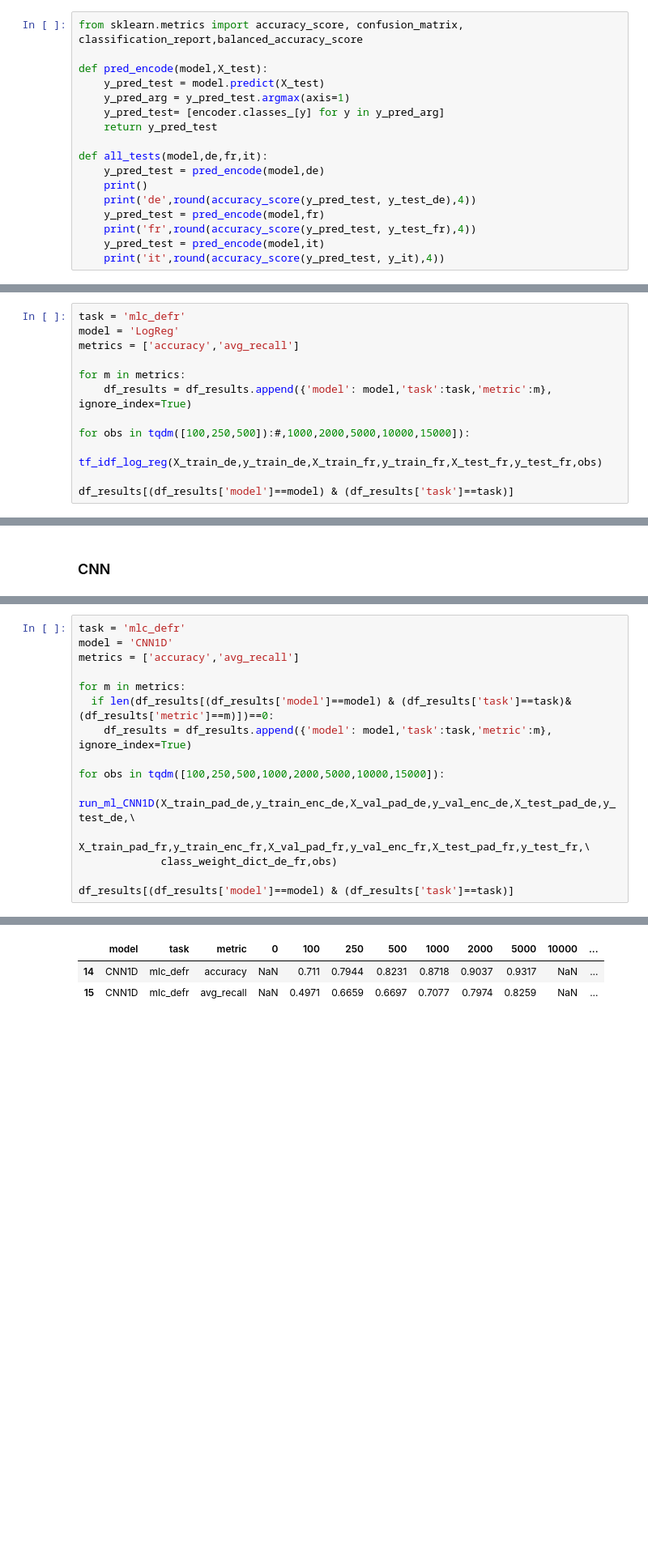
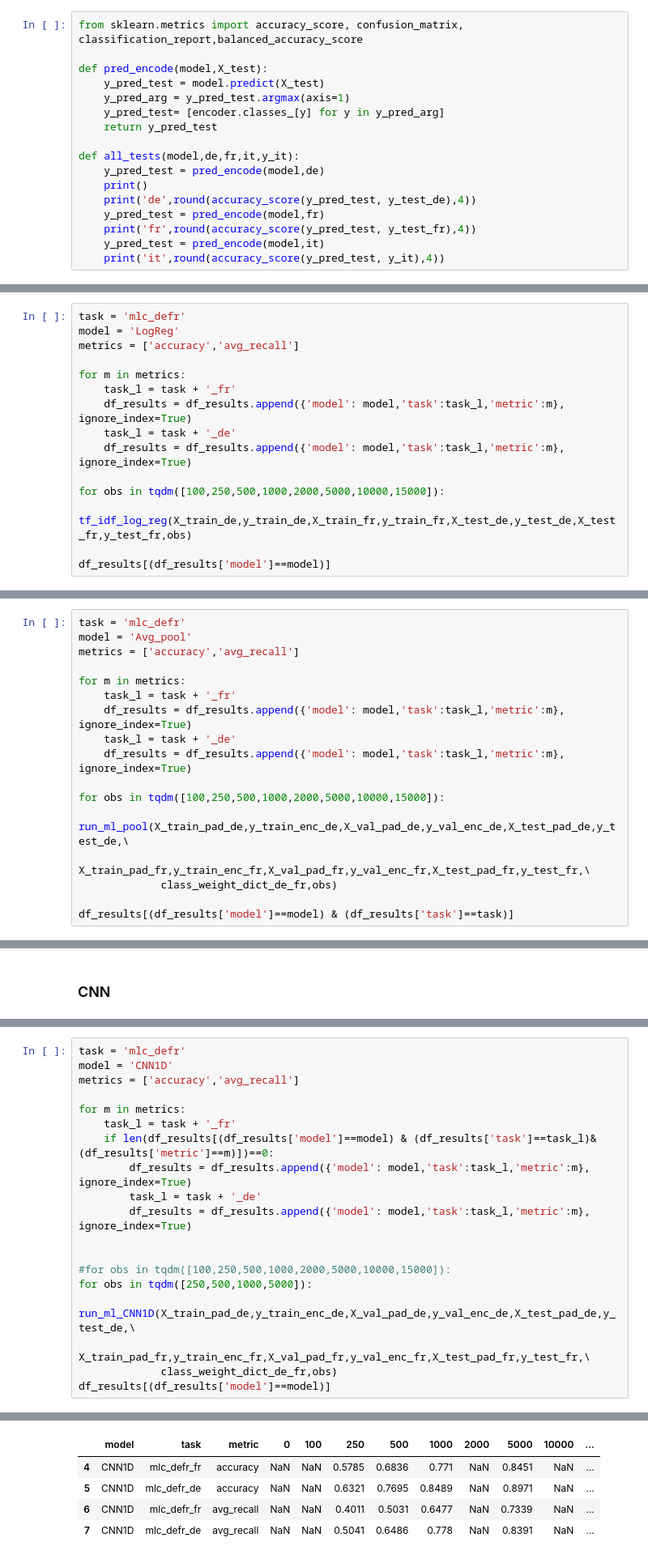
Before and after one commit to ELehmann91/Thesis_Multilingual_Transferlearning, a Jupyter notebook: Results_Thesis.ipynb, the cells around one changed output, grey strips where cells are left out. Shown at 81% size. Drawn from its saved outputs; the diff is of its cells as text; blank space fills up the shorter version.

```diff
--- a/Results_Thesis.ipynb
+++ b/Results_Thesis.ipynb
@@ -467,7 +847,7 @@ def pred_encode(model,X_test):
     y_pred_test= [encoder.classes_[y] for y in y_pred_arg]
     return y_pred_test
 
-def all_tests(model,de,fr,it):
+def all_tests(model,de,fr,it,y_it):
     y_pred_test = pred_encode(model,de)
     print()
     print('de',round(accuracy_score(y_pred_test, y_test_de),4))
@@ -1744,9 +2046,12 @@ model = 'LogReg'
 metrics = ['accuracy','avg_recall']
 
 for m in metrics:
-    df_results = df_results.append({'model': model,'task':task,'metric':m}, ignore_index=True)
+    task_l = task + '_fr'
+    df_results = df_results.append({'model': model,'task':task_l,'metric':m}, ignore_index=True)
+    task_l = task + '_de'
+    df_results = df_results.append({'model': model,'task':task_l,'metric':m}, ignore_index=True)
 
-for obs in tqdm([100,250,500]):#,1000,2000,5000,10000,15000]):
-    tf_idf_log_reg(X_train_de,y_train_de,X_train_fr,y_train_fr,X_test_fr,y_test_fr,obs)
+for obs in tqdm([100,250,500,1000,2000,5000,10000,15000]):
+    tf_idf_log_reg(X_train_de,y_train_de,X_train_fr,y_train_fr,X_test_de,y_test_de,X_test_fr,y_test_fr,obs)
 
-df_results[(df_results['model']==model) & (df_results['task']==task)]
+df_results[(df_results['model']==model)]
@@ -1752,0 +2137,17 @@ df_results[(df_results['model']==model) & (df_results['task']==task)]
+# %%
+task = 'mlc_defr'
+model = 'Avg_pool'
+metrics = ['accuracy','avg_recall']
+
+for m in metrics:
+    task_l = task + '_fr'
+    df_results = df_results.append({'model': model,'task':task_l,'metric':m}, ignore_index=True)
+    task_l = task + '_de'
+    df_results = df_results.append({'model': model,'task':task_l,'metric':m}, ignore_index=True)
+
+for obs in tqdm([100,250,500,1000,2000,5000,10000,15000]):
+     run_ml_pool(X_train_pad_de,y_train_enc_de,X_val_pad_de,y_val_enc_de,X_test_pad_de,y_test_de,\
+             X_train_pad_fr,y_train_enc_fr,X_val_pad_fr,y_val_enc_fr,X_test_pad_fr,y_test_fr,\
+             class_weight_dict_de_fr,obs)
+
+df_results[(df_results['model']==model) & (df_results['task']==task)]
@@ -1817,13 +2241,17 @@ model = 'CNN1D'
 metrics = ['accuracy','avg_recall']
 
 for m in metrics:
-  if len(df_results[(df_results['model']==model) & (df_results['task']==task)& (df_results['metric']==m)])==0:
-    df_results = df_results.append({'model': model,'task':task,'metric':m}, ignore_index=True)
+    task_l = task + '_fr'
+    if len(df_results[(df_results['model']==model) & (df_results['task']==task_l)& (df_results['metric']==m)])==0:
+        df_results = df_results.append({'model': model,'task':task_l,'metric':m}, ignore_index=True)
+        task_l = task + '_de'
+        df_results = df_results.append({'model': model,'task':task_l,'metric':m}, ignore_index=True)
 
-for obs in tqdm([100,250,500,1000,2000,5000,10000,15000]):
+
+#for obs in tqdm([100,250,500,1000,2000,5000,10000,15000]):
+for obs in tqdm([250,500,1000,5000]):
      run_ml_CNN1D(X_train_pad_de,y_train_enc_de,X_val_pad_de,y_val_enc_de,X_test_pad_de,y_test_de,\
              X_train_pad_fr,y_train_enc_fr,X_val_pad_fr,y_val_enc_fr,X_test_pad_fr,y_test_fr,\
              class_weight_dict_de_fr,obs)
-
-df_results[(df_results['model']==model) & (df_results['task']==task)]
+df_results[(df_results['model']==model)]
 # %% [output]
@@ -1935,3 +2330,5 @@ it 0.2434
 |  | model | task | metric | 0 | 100 | 250 | 500 | 1000 | 2000 | 5000 | 10000 | ... |
-| 14 | CNN1D | mlc_defr | accuracy | NaN | 0.711 | 0.7944 | 0.8231 | 0.8718 | 0.9037 | 0.9317 | NaN | ... |
-| 15 | CNN1D | mlc_defr | avg_recall | NaN | 0.4971 | 0.6659 | 0.6697 | 0.7077 | 0.7974 | 0.8259 | NaN | ... |
+| 4 | CNN1D | mlc_defr_fr | accuracy | NaN | NaN | 0.5785 | 0.6836 | 0.771 | NaN | 0.8451 | NaN | ... |
+| 5 | CNN1D | mlc_defr_de | accuracy | NaN | NaN | 0.6321 | 0.7695 | 0.8489 | NaN | 0.8971 | NaN | ... |
+| 6 | CNN1D | mlc_defr_fr | avg_recall | NaN | NaN | 0.4011 | 0.5031 | 0.6477 | NaN | 0.7339 | NaN | ... |
+| 7 | CNN1D | mlc_defr_de | avg_recall | NaN | NaN | 0.5041 | 0.6486 | 0.778 | NaN | 0.8391 | NaN | ... |
```
Also changed, not shown: parts of 102 cells of this notebook.
